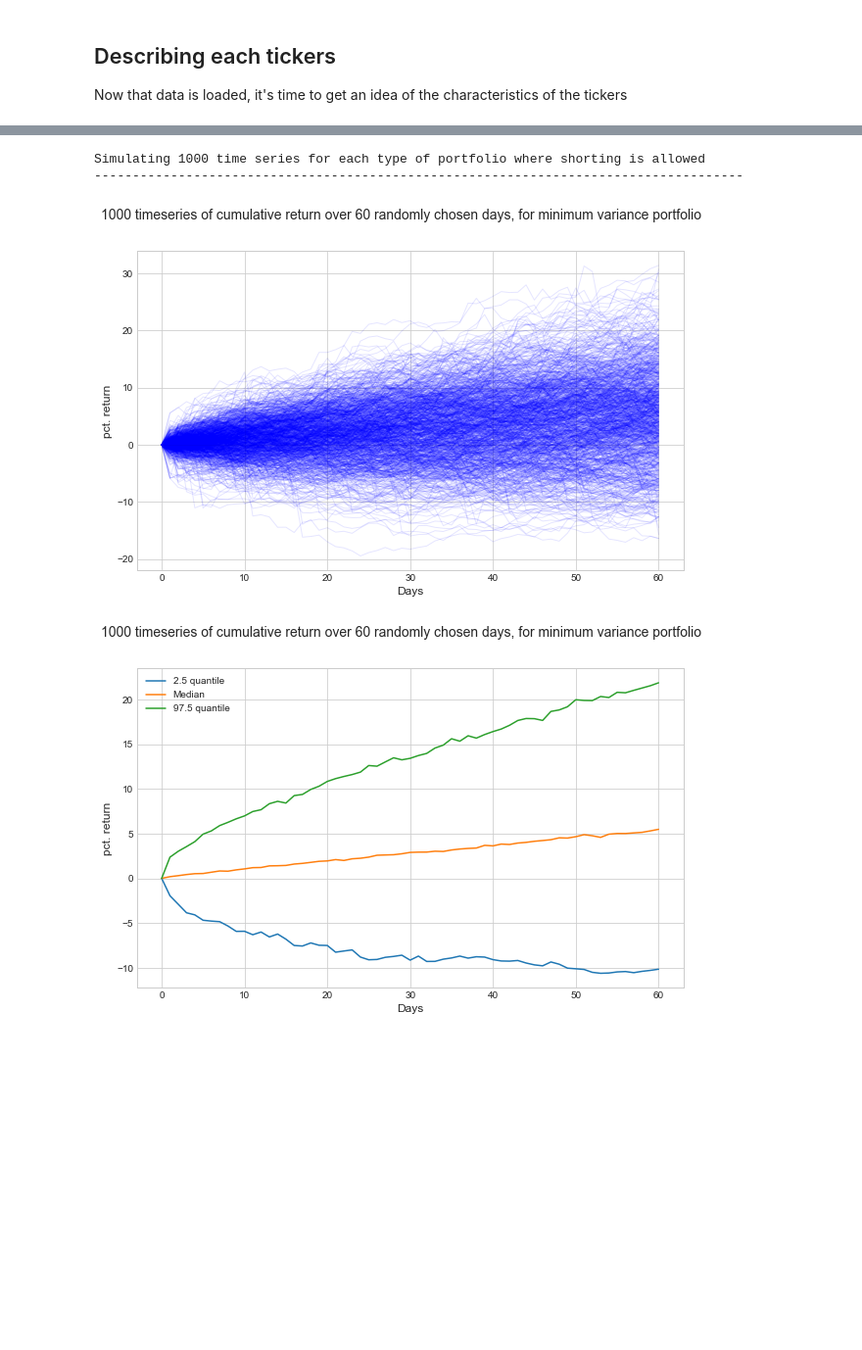
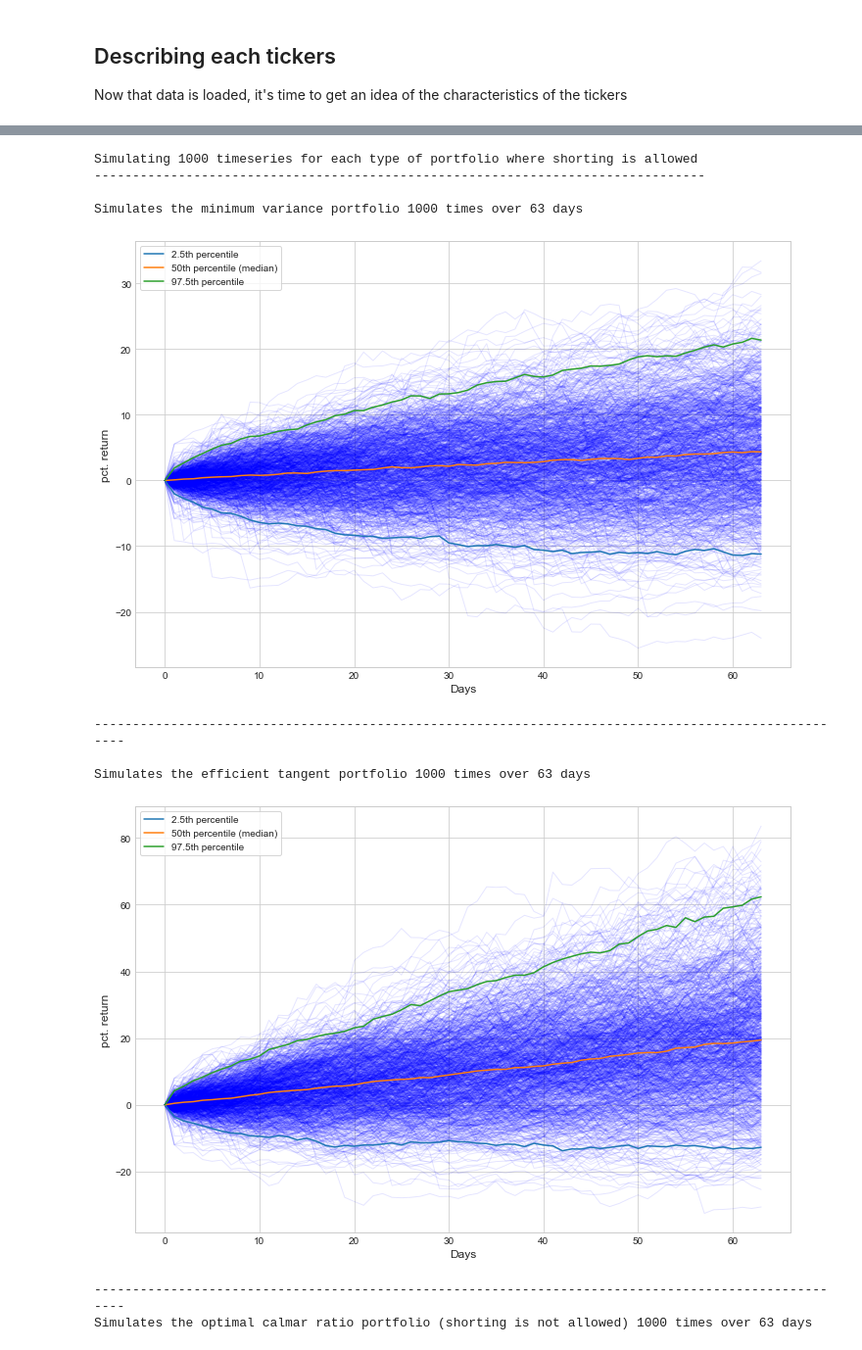
Before and after one commit to OlufKelk/PortfolioDesign, a Jupyter notebook: OptimalPF/Porfolio_notebook.ipynb, the cells around one changed output, grey strips where cells are left out. Shown at 98% size. Saved outputs shown, nothing was run; the diff lists cells and outputs as text; code cells hidden in the pictures; blank space fills up the shorter version.

Commit message:
Simpler plots + initiating multistart optimizer checker

```diff
--- a/OptimalPF/Porfolio_notebook.ipynb
+++ b/OptimalPF/Porfolio_notebook.ipynb
@@ -446,8 +442,15 @@ With portfolio characteristics:
 -----------------------------------------------------------------------------------------------
 # %%
-pftools.simulated_portfolios(smvw, stw, scw, rdf, N = 1000, t = 60, shorting = True)
+pftools.simulated_portfolios(smvw, stw, scw, rdf, N = 1000, t = 63, shorting = True)
 # %% [output]
-Simulating 1000 time series for each type of portfolio where shorting is allowed
--------------------------------------------------------------------------------------
+Simulating 1000 timeseries for each type of portfolio where shorting is allowed
+--------------------------------------------------------------------------------
+
+Simulates the minimum variance portfolio 1000 times over 63 days
-[figure, old version]
+[figure, new version]
+----------------------------------------------------------------------------------------------------
+
+Simulates the efficient tangent portfolio 1000 times over 63 days
-[figure, old version]
+[figure, new version]
+----------------------------------------------------------------------------------------------------
+Simulates the optimal calmar ratio portfolio (shorting is not allowed) 1000 times over 63 days
```
Also changed, not shown: parts of 11 cells of this notebook, 1 other file.
